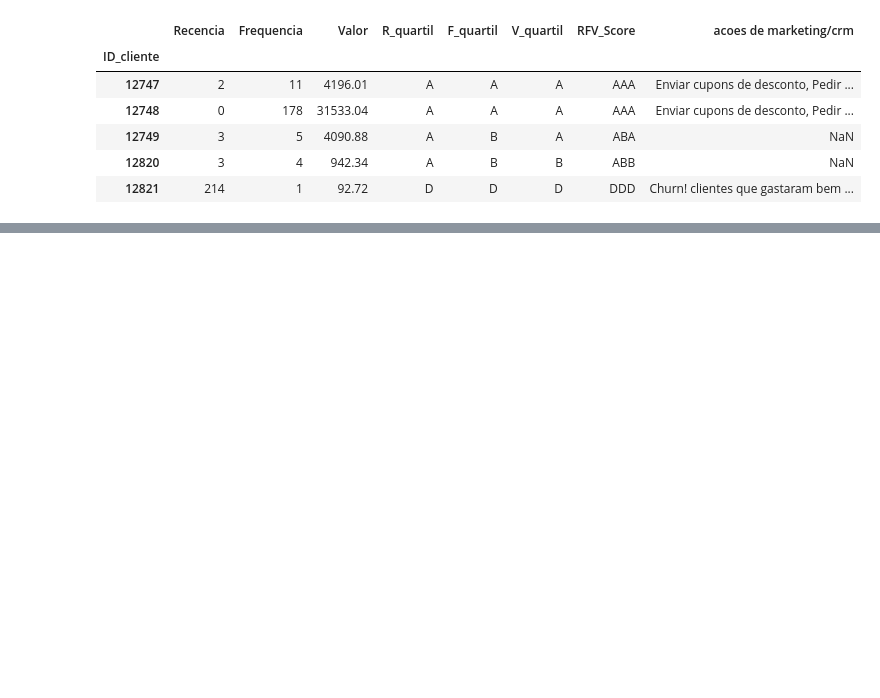
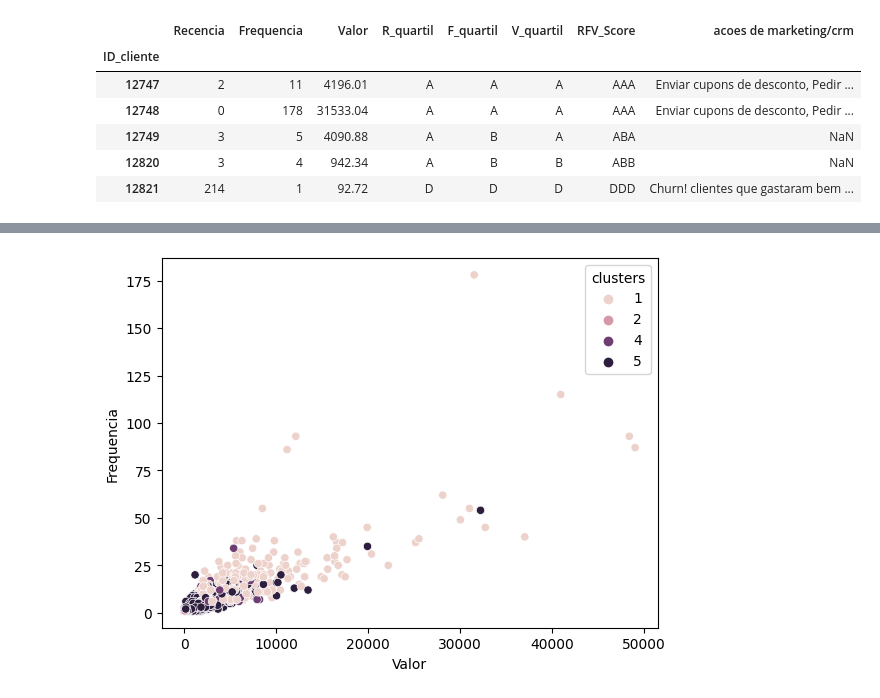
Before and after one commit to gfsilveira/ebac, a Jupyter notebook: 03-Cientista_de_Dados/02-Crisp_DM/31_modulo/Analise RFV.ipynb, the cells around one changed output, grey strips where cells are left out. Cells and saved outputs as stored; diff of their text form; code cells hidden in the pictures; blank space fills up the shorter version.

```diff
--- a/03-Cientista_de_Dados/02-Crisp_DM/31_modulo/Analise RFV.ipynb
+++ b/03-Cientista_de_Dados/02-Crisp_DM/31_modulo/Analise RFV.ipynb
@@ -311,0 +350,5 @@ df_RFV.to_excel('./output/RFV.xlsx')
+# %%
+X_train = df_RFV[df_RFV.columns[:3]]
+y_train = df_RFV[[df_RFV.columns[-1]]]
+print(X_train.shape)
+print(y_train.shape)
@@ -311,0 +358,3 @@ df_RFV.to_excel('./output/RFV.xlsx')
+# %%
+k = len(dict_clusters)
+k
@@ -311,0 +363,3 @@ df_RFV.to_excel('./output/RFV.xlsx')
+# %%
+km = KMeans(n_clusters=k)
+km = km.fit(X_train)
@@ -311,0 +370,3 @@ df_RFV.to_excel('./output/RFV.xlsx')
+# %%
+df_RFV['k-means'] = km.labels_
+df_RFV.head()
@@ -311,0 +381,10 @@ df_RFV.to_excel('./output/RFV.xlsx')
+# %%
+sns.scatterplot(
+    x='Valor',
+    y='Frequencia',
+    hue="clusters",
+    data=df_RFV
+)
+plt.show()
+# %% [output]
+[figure, added]
```
Also changed, not shown: parts of 9 cells of this notebook, 5 other files.
